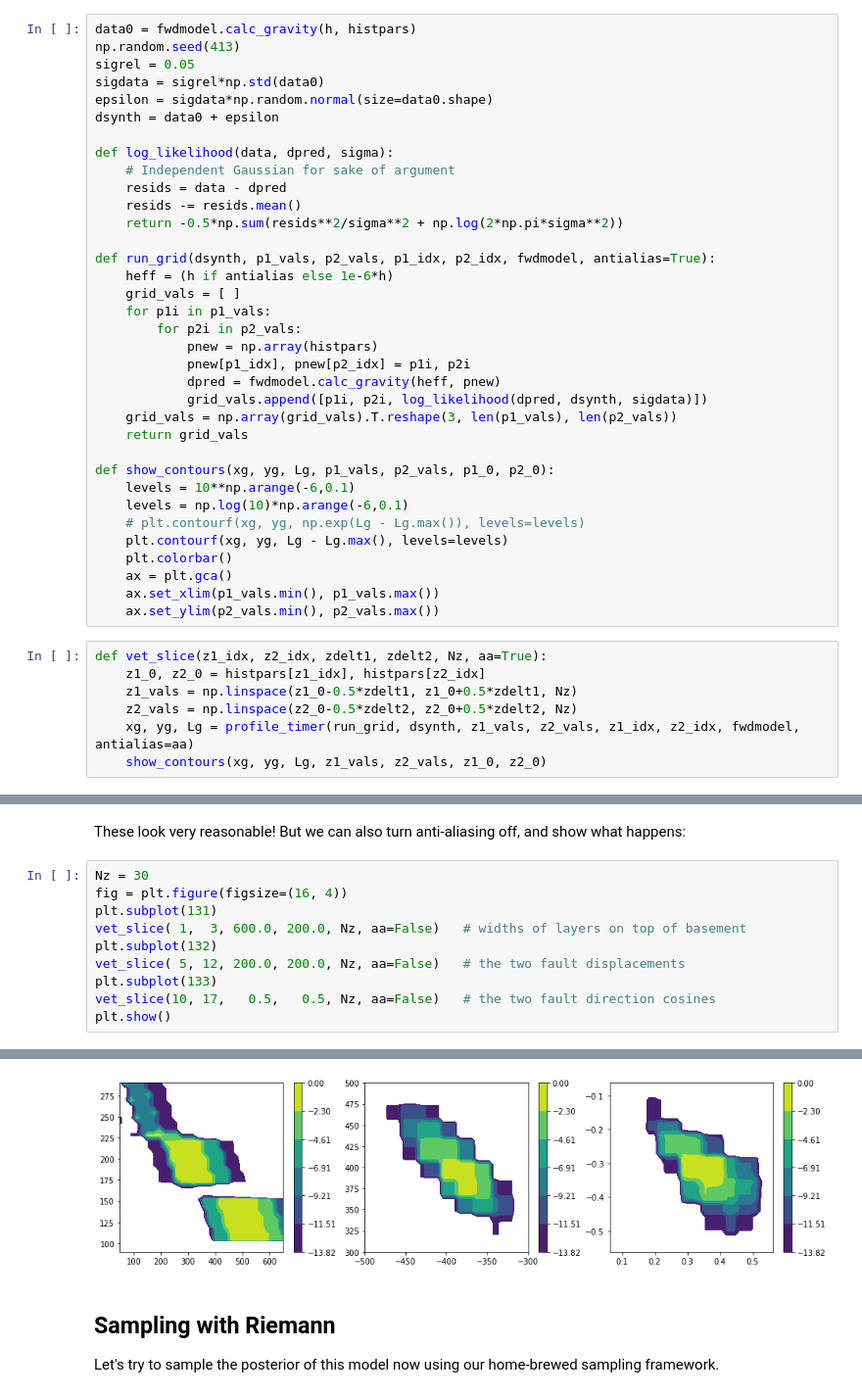
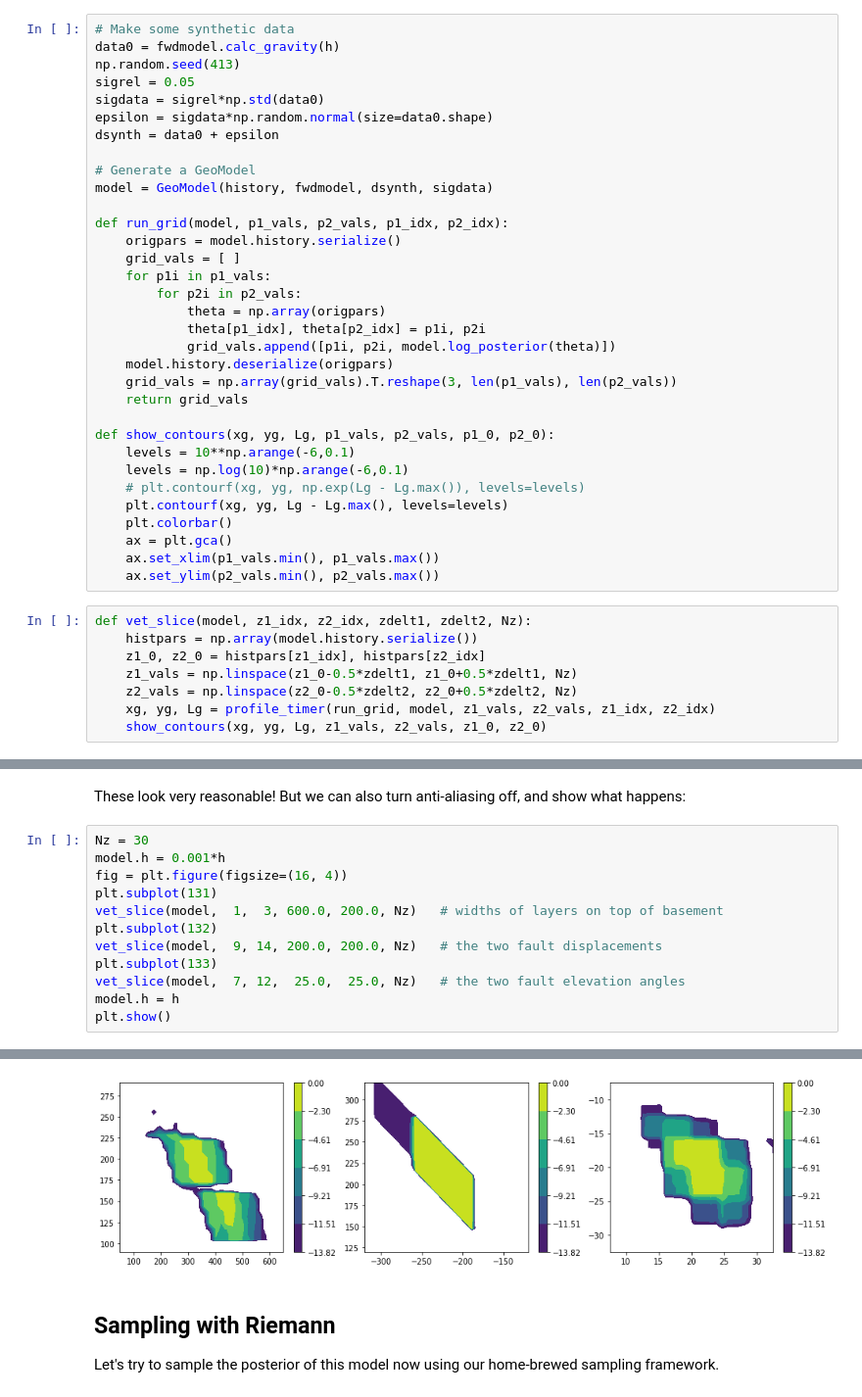
Before and after one commit to rscalzo/blockworlds, a Jupyter notebook: blockworlds/implicit.ipynb, the cells around one changed output, grey strips where cells are left out. Shown: that part at 98% size. Drawn from its saved outputs; the diff is of its cells as text.

```diff
--- a/blockworlds/implicit.ipynb
+++ b/blockworlds/implicit.ipynb
@@ -90,26 +185,24 @@ Let's scan some posterior slices from these models now:
 # %%
-data0 = fwdmodel.calc_gravity(h, histpars)
+# Make some synthetic data
+data0 = fwdmodel.calc_gravity(h)
 np.random.seed(413)
 sigrel = 0.05
 sigdata = sigrel*np.std(data0)
 epsilon = sigdata*np.random.normal(size=data0.shape)
 dsynth = data0 + epsilon
 
-def log_likelihood(data, dpred, sigma):
-    # Independent Gaussian for sake of argument
-    resids = data - dpred
-    resids -= resids.mean()
-    return -0.5*np.sum(resids**2/sigma**2 + np.log(2*np.pi*sigma**2))
+# Generate a GeoModel
+model = GeoModel(history, fwdmodel, dsynth, sigdata)
 
-def run_grid(dsynth, p1_vals, p2_vals, p1_idx, p2_idx, fwdmodel, antialias=True):
-    heff = (h if antialias else 1e-6*h)
+def run_grid(model, p1_vals, p2_vals, p1_idx, p2_idx):
+    origpars = model.history.serialize()
     grid_vals = [ ]
     for p1i in p1_vals:
         for p2i in p2_vals:
-            pnew = np.array(histpars)
-            pnew[p1_idx], pnew[p2_idx] = p1i, p2i
-            dpred = fwdmodel.calc_gravity(heff, pnew)
-            grid_vals.append([p1i, p2i, log_likelihood(dpred, dsynth, sigdata)])
+            theta = np.array(origpars)
+            theta[p1_idx], theta[p2_idx] = p1i, p2i
+            grid_vals.append([p1i, p2i, model.log_posterior(theta)])
+    model.history.deserialize(origpars)
     grid_vals = np.array(grid_vals).T.reshape(3, len(p1_vals), len(p2_vals))
     return grid_vals
 
@@ -123,11 +216,12 @@ def show_contours(xg, yg, Lg, p1_vals, p2_vals, p1_0, p2_0):
     ax.set_xlim(p1_vals.min(), p1_vals.max())
     ax.set_ylim(p2_vals.min(), p2_vals.max())
 # %%
-def vet_slice(z1_idx, z2_idx, zdelt1, zdelt2, Nz, aa=True):
+def vet_slice(model, z1_idx, z2_idx, zdelt1, zdelt2, Nz):
+    histpars = np.array(model.history.serialize())
     z1_0, z2_0 = histpars[z1_idx], histpars[z2_idx]
     z1_vals = np.linspace(z1_0-0.5*zdelt1, z1_0+0.5*zdelt1, Nz)
     z2_vals = np.linspace(z2_0-0.5*zdelt2, z2_0+0.5*zdelt2, Nz)
-    xg, yg, Lg = profile_timer(run_grid, dsynth, z1_vals, z2_vals, z1_idx, z2_idx, fwdmodel, antialias=aa)
+    xg, yg, Lg = profile_timer(run_grid, model, z1_vals, z2_vals, z1_idx, z2_idx)
     show_contours(xg, yg, Lg, z1_vals, z2_vals, z1_0, z2_0)
 # %%
 Nz = 30
@@ -148,12 +242,14 @@ run_grid ran in 2.074 sec
 These look very reasonable!  But we can also turn anti-aliasing off, and show what happens:
 # %%
 Nz = 30
+model.h = 0.001*h
 fig = plt.figure(figsize=(16, 4))
 plt.subplot(131)
-vet_slice( 1,  3, 600.0, 200.0, Nz, aa=False)   # widths of layers on top of basement
+vet_slice(model,  1,  3, 600.0, 200.0, Nz)   # widths of layers on top of basement
 plt.subplot(132)
-vet_slice( 5, 12, 200.0, 200.0, Nz, aa=False)   # the two fault displacements
+vet_slice(model,  9, 14, 200.0, 200.0, Nz)   # the two fault displacements
 plt.subplot(133)
-vet_slice(10, 17,   0.5,   0.5, Nz, aa=False)   # the two fault direction cosines
+vet_slice(model,  7, 12,  25.0,  25.0, Nz)   # the two fault elevation angles
+model.h = h
 plt.show()
 # %% [output]
@@ -163,4 +259,4 @@ run_grid ran in 2.062 sec
-[figure, old version]
+[figure, new version]
 # %% [markdown]
 ## Sampling with Riemann
 
```
Also changed, not shown: parts of 19 cells of this notebook.
